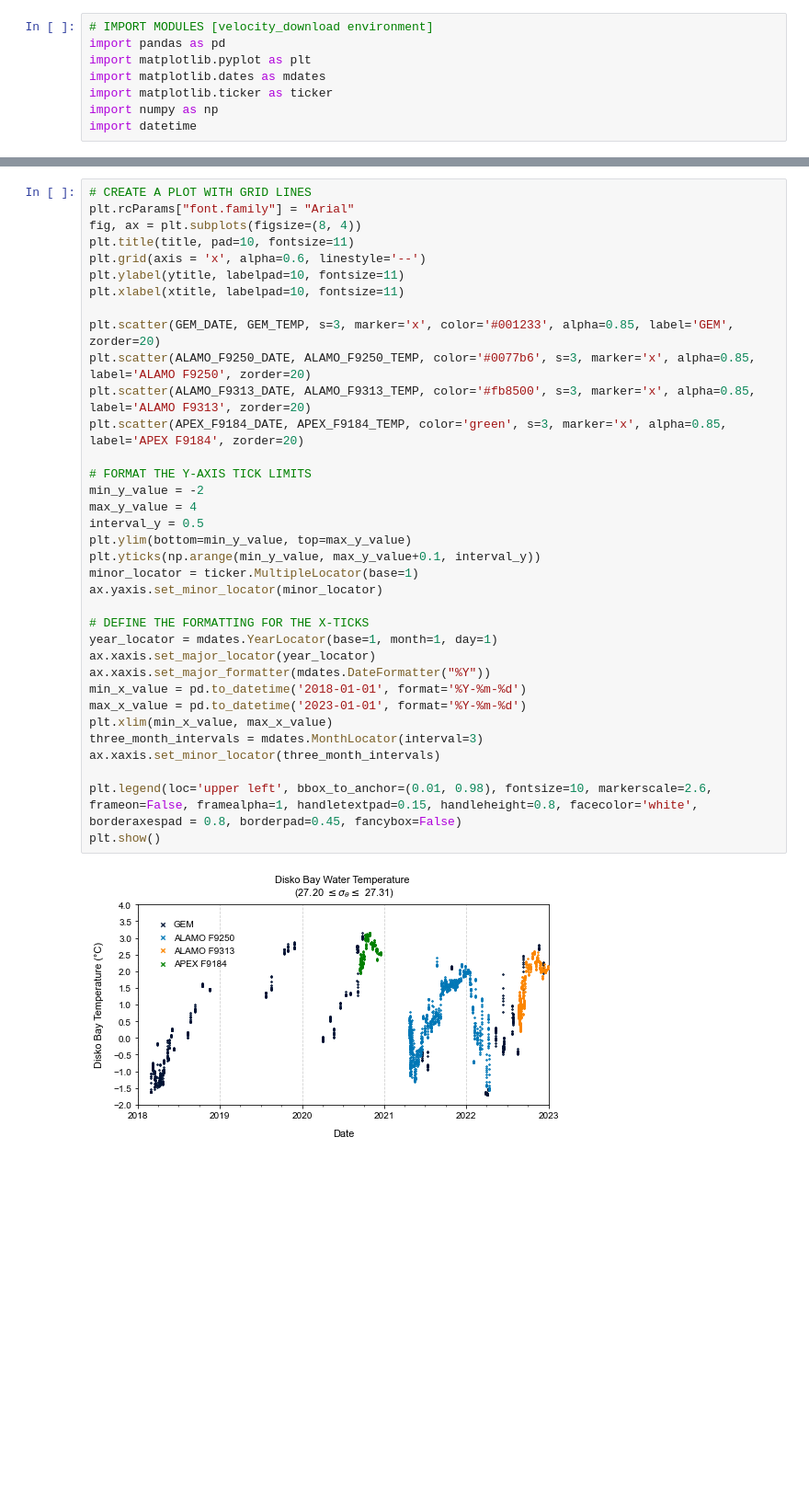
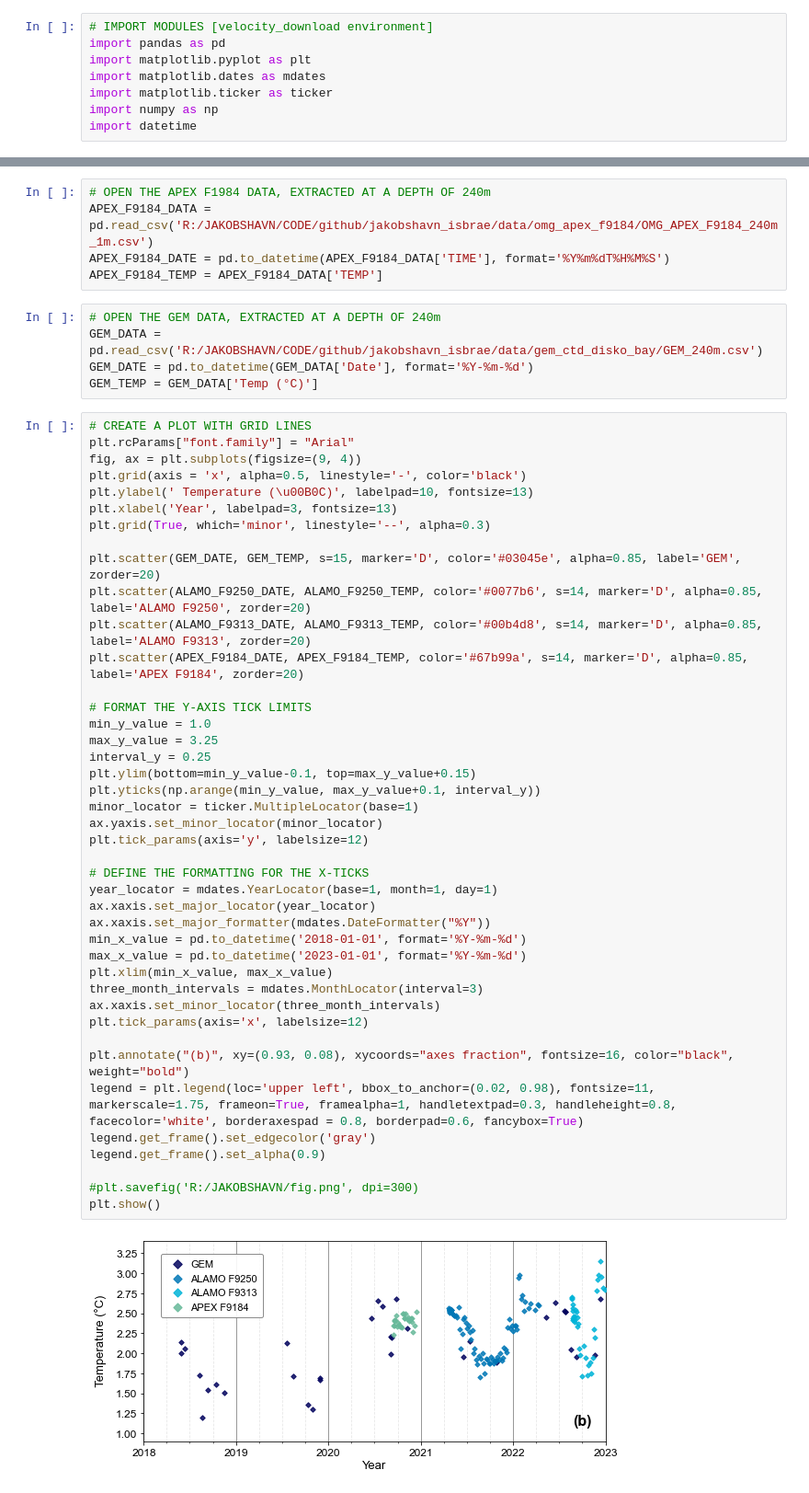
Before and after one commit to hannahpicton/jakobshavn_isbrae, a Jupyter notebook: code/analysis/ocean_data_plot.ipynb, the cells around one changed output, grey strips where cells are left out. Shown at 92% size. Saved outputs shown, nothing was run; the diff lists cells and outputs as text; blank space fills up the shorter version.

Commit message:
plot timeseries of disko bay ocean temperature.

```diff
--- a/code/analysis/ocean_data_plot.ipynb
+++ b/code/analysis/ocean_data_plot.ipynb
@@ -37,37 +21,54 @@ title = 'Disko Bay Water Temperature \n (27.20 $\leq \sigma_{\u03B8} \leq$ 27.31
+# %%
+# OPEN THE APEX F1984 DATA, EXTRACTED AT A DEPTH OF 240m
+APEX_F9184_DATA = pd.read_csv('R:/JAKOBSHAVN/CODE/github/jakobshavn_isbrae/data/omg_apex_f9184/OMG_APEX_F9184_240m_1m.csv')
+APEX_F9184_DATE = pd.to_datetime(APEX_F9184_DATA['TIME'], format='%Y%m%dT%H%M%S')
+APEX_F9184_TEMP = APEX_F9184_DATA['TEMP']
+# %%
+# OPEN THE GEM DATA, EXTRACTED AT A DEPTH OF 240m
+GEM_DATA = pd.read_csv('R:/JAKOBSHAVN/CODE/github/jakobshavn_isbrae/data/gem_ctd_disko_bay/GEM_240m.csv')
+GEM_DATE = pd.to_datetime(GEM_DATA['Date'], format='%Y-%m-%d')
+GEM_TEMP = GEM_DATA['Temp (°C)']
 # %%
 # CREATE A PLOT WITH GRID LINES
 plt.rcParams["font.family"] = "Arial"
-fig, ax = plt.subplots(figsize=(8, 4))
-plt.title(title, pad=10, fontsize=11)
-plt.grid(axis = 'x', alpha=0.6, linestyle='--')
-plt.ylabel(ytitle, labelpad=10, fontsize=11)
-plt.xlabel(xtitle, labelpad=10, fontsize=11)
+fig, ax = plt.subplots(figsize=(9, 4))
+plt.grid(axis = 'x', alpha=0.5, linestyle='-', color='black')
+plt.ylabel(' Temperature (\u00B0C)', labelpad=10, fontsize=13)
+plt.xlabel('Year', labelpad=3, fontsize=13)
+plt.grid(True, which='minor', linestyle='--', alpha=0.3)
 
-plt.scatter(GEM_DATE, GEM_TEMP, s=3, marker='x', color='#001233', alpha=0.85, label='GEM', zorder=20)
-plt.scatter(ALAMO_F9250_DATE, ALAMO_F9250_TEMP, color='#0077b6', s=3, marker='x', alpha=0.85, label='ALAMO F9250', zorder=20)
-plt.scatter(ALAMO_F9313_DATE, ALAMO_F9313_TEMP, color='#fb8500', s=3, marker='x', alpha=0.85, label='ALAMO F9313', zorder=20)
-plt.scatter(APEX_F9184_DATE, APEX_F9184_TEMP, color='green', s=3, marker='x', alpha=0.85, label='APEX F9184', zorder=20)
+plt.scatter(GEM_DATE, GEM_TEMP, s=15, marker='D', color='#03045e', alpha=0.85, label='GEM', zorder=20)
+plt.scatter(ALAMO_F9250_DATE, ALAMO_F9250_TEMP, color='#0077b6', s=14, marker='D', alpha=0.85, label='ALAMO F9250', zorder=20)
+plt.scatter(ALAMO_F9313_DATE, ALAMO_F9313_TEMP, color='#00b4d8', s=14, marker='D', alpha=0.85, label='ALAMO F9313', zorder=20)
+plt.scatter(APEX_F9184_DATE, APEX_F9184_TEMP, color='#67b99a', s=14, marker='D', alpha=0.85, label='APEX F9184', zorder=20)
 
 # FORMAT THE Y-AXIS TICK LIMITS
-min_y_value = -2
-max_y_value = 4
-interval_y = 0.5
-plt.ylim(bottom=min_y_value, top=max_y_value)
+min_y_value = 1.0
+max_y_value = 3.25
+interval_y = 0.25
+plt.ylim(bottom=min_y_value-0.1, top=max_y_value+0.15)
 plt.yticks(np.arange(min_y_value, max_y_value+0.1, interval_y))
 minor_locator = ticker.MultipleLocator(base=1)
 ax.yaxis.set_minor_locator(minor_locator)
+plt.tick_params(axis='y', labelsize=12)
 
 # DEFINE THE FORMATTING FOR THE X-TICKS
 year_locator = mdates.YearLocator(base=1, month=1, day=1)
 ax.xaxis.set_major_locator(year_locator)
 ax.xaxis.set_major_formatter(mdates.DateFormatter("%Y"))
 min_x_value = pd.to_datetime('2018-01-01', format='%Y-%m-%d')
 max_x_value = pd.to_datetime('2023-01-01', format='%Y-%m-%d')
 plt.xlim(min_x_value, max_x_value)
 three_month_intervals = mdates.MonthLocator(interval=3)
 ax.xaxis.set_minor_locator(three_month_intervals)
+plt.tick_params(axis='x', labelsize=12)
 
-plt.legend(loc='upper left', bbox_to_anchor=(0.01, 0.98), fontsize=10, markerscale=2.6, frameon=False, framealpha=1, handletextpad=0.15, handleheight=0.8, facecolor='white', borderaxespad = 0.8, borderpad=0.45, fancybox=False)
+plt.annotate("(b)", xy=(0.93, 0.08), xycoords="axes fraction", fontsize=16, color="black", weight="bold")
+legend = plt.legend(loc='upper left', bbox_to_anchor=(0.02, 0.98), fontsize=11, markerscale=1.75, frameon=True, framealpha=1, handletextpad=0.3, handleheight=0.8, facecolor='white', borderaxespad = 0.8, borderpad=0.6, fancybox=True)
+legend.get_frame().set_edgecolor('gray')
+legend.get_frame().set_alpha(0.9)
+
+#plt.savefig('R:/JAKOBSHAVN/fig.png', dpi=300)
 plt.show()
 # %% [output]
-[figure, old version]
+[figure, new version]
```
Also changed, not shown: parts of 2 cells of this notebook.
